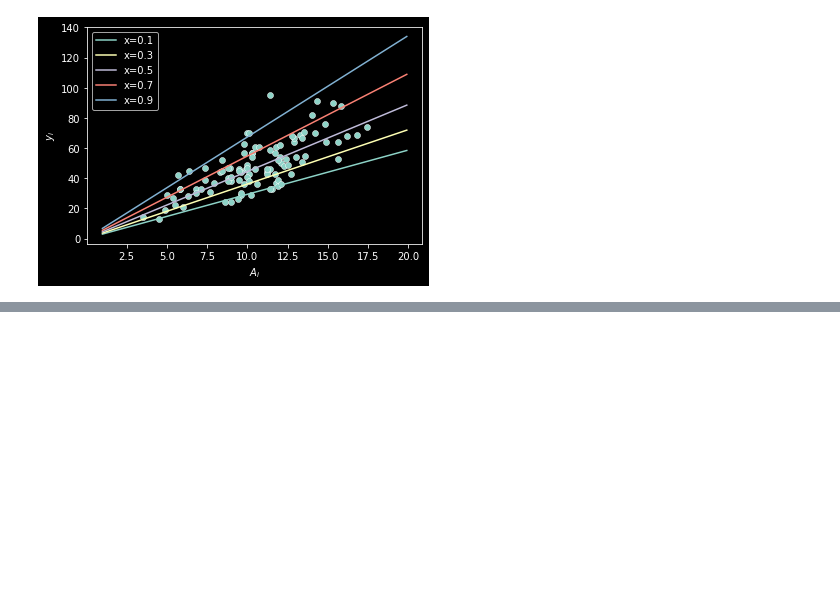
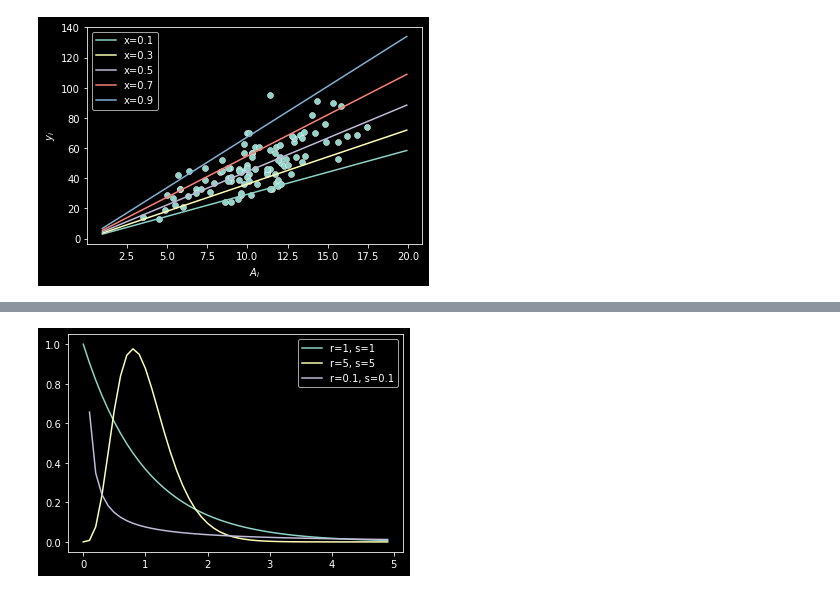
Before and after one commit to kazuogawa/green-book, a Jupyter notebook: chapter6/data6a_describe.ipynb, the cells around one changed output, grey strips where cells are left out. Saved outputs shown, nothing was run; the diff lists cells and outputs as text; code cells hidden in the pictures; blank space fills up the shorter version.

```diff
--- a/chapter6/data6a_describe.ipynb
+++ b/chapter6/data6a_describe.ipynb
@@ -503,0 +613,12 @@ plt.show()
+# %%
+from scipy.stats import gamma
+
+x = np.arange(0, 5, 0.1)
+for (r, s) in [(1, 1), (5, 5), (0.1, 0.1)]:
+    # scaleは1/rらしい
+    y = gamma.pdf(x=x, a=r, scale=1/r)
+    plt.plot(x,y, label='r={}, s={}'.format(r, s))
+    plt.legend()
+plt.show()
+# %% [output]
+[figure, added]
```
Also changed, not shown: parts of 11 cells of this notebook.
